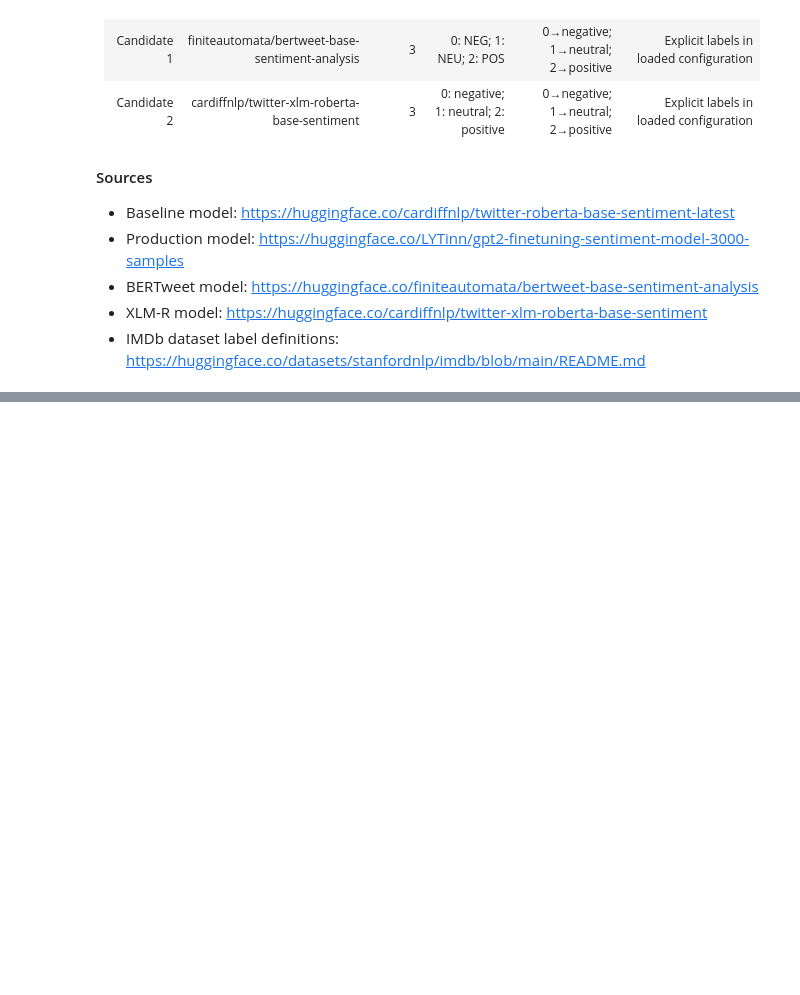
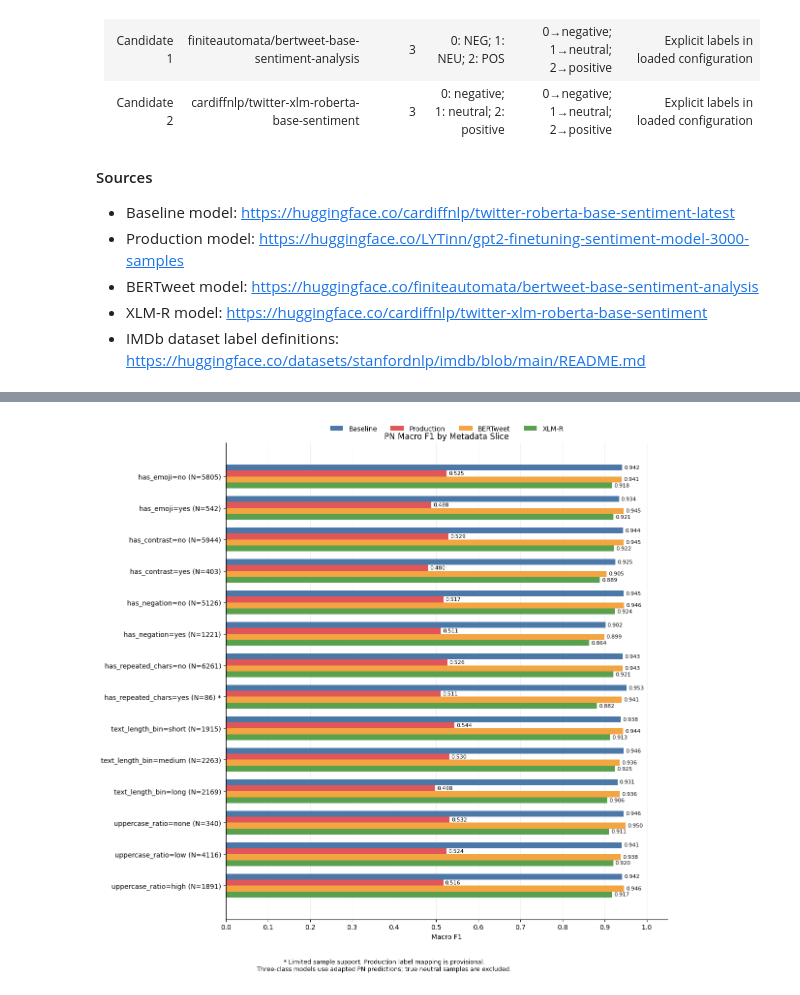
Before and after one commit to wuxunxun/KKU_3S_Sentiment_Analysis, a Jupyter notebook: FINAL_RUN.ipynb, the cells around one changed output, grey strips where cells are left out. Saved outputs shown, nothing was run; the diff lists cells and outputs as text; code cells hidden in the pictures; blank space fills up the shorter version.

```diff
--- a/FINAL_RUN.ipynb
+++ b/FINAL_RUN.ipynb
@@ -1328,0 +1116,93 @@ Saved: metrics_slices_three_class.csv
+# %%
+import numpy as np
+import matplotlib.pyplot as plt
+
+plot_data = pn_slices.copy()
+plot_data["group"] = (
+    plot_data["metadata"] + "=" + plot_data["slice"]
+)
+
+group_order = [
+    f"{feature}={group}"
+    for feature, groups in slice_rules.items()
+    for group, _ in groups
+]
+
+models = ["baseline", "production", "bertweet", "xlm_roberta"]
+names = ["Baseline", "Production", "BERTweet", "XLM-R"]
+colors = ["#4C78A8", "#E15759", "#F2A541", "#59A14F"]
+
+scores = plot_data.pivot(
+    index="group",
+    columns="model",
+    values="macro_f1",
+).reindex(index=group_order, columns=models)
+
+group_info = (
+    plot_data[plot_data["model"] == "baseline"]
+    .set_index("group")
+    .reindex(group_order)
+)
+
+labels = [
+    f"{group} (N={int(group_info.loc[group, 'samples'])})"
+    + (" *" if group_info.loc[group, "small_slice"] else "")
+    for group in group_order
+]
+
+y = np.arange(len(scores))
+bar_height = 0.19
+
+fig, ax = plt.subplots(figsize=(12, 12))
+
+for i, (model, name, color) in enumerate(
+    zip(models, names, colors)
+):
+    bars = ax.barh(
+        y + (i - 1.5) * bar_height,
+        scores[model],
+        height=bar_height,
+        label=name,
+        color=color,
+    )
+    ax.bar_label(bars, fmt="%.3f", padding=3, fontsize=8)
+
+ax.set_yticks(y)
+ax.set_yticklabels(labels)
+ax.invert_yaxis()
+
+ax.set_xlim(0, 1.05)
+ax.set_xticks(np.arange(0, 1.01, 0.1))
+ax.set_xlabel("Macro F1")
+ax.set_title("PN Macro F1 by Metadata Slice")
+ax.set_axisbelow(True)
+ax.grid(axis="x", alpha=0.2)
+
+ax.legend(
+    loc="lower center",
+    bbox_to_anchor=(0.5, 1.01),
+    ncol=4,
+    frameon=False,
+)
+
+ax.spines["top"].set_visible(False)
+ax.spines["right"].set_visible(False)
+
+fig.text(
+    0.5, 0.015,
+    "* Limited sample support. "
+    "Production label mapping is provisional.\n"
+    "Three-class models use adapted PN predictions; "
+    "true neutral samples are excluded.",
+    ha="center",
+    fontsize=9,
+)
+
+fig.tight_layout(rect=[0, 0.055, 1, 0.97])
+
+path = OUTPUT_DIR / "slices_pn_macro_f1.png"
+fig.savefig(path, dpi=200, bbox_inches="tight")
+
+plt.show()
+# %% [output]
+[figure, added]
```
Also changed, not shown: parts of 46 cells of this notebook.
